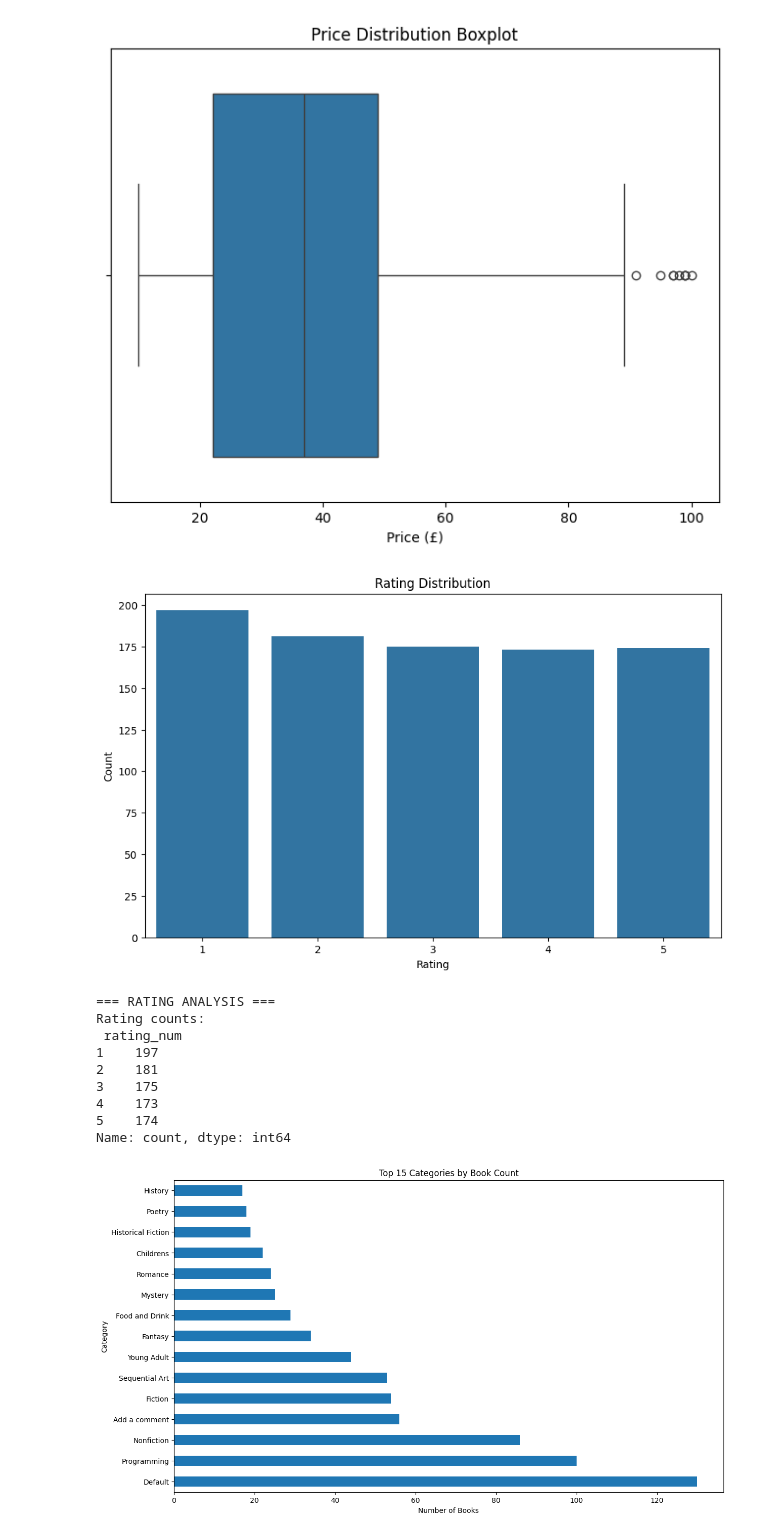
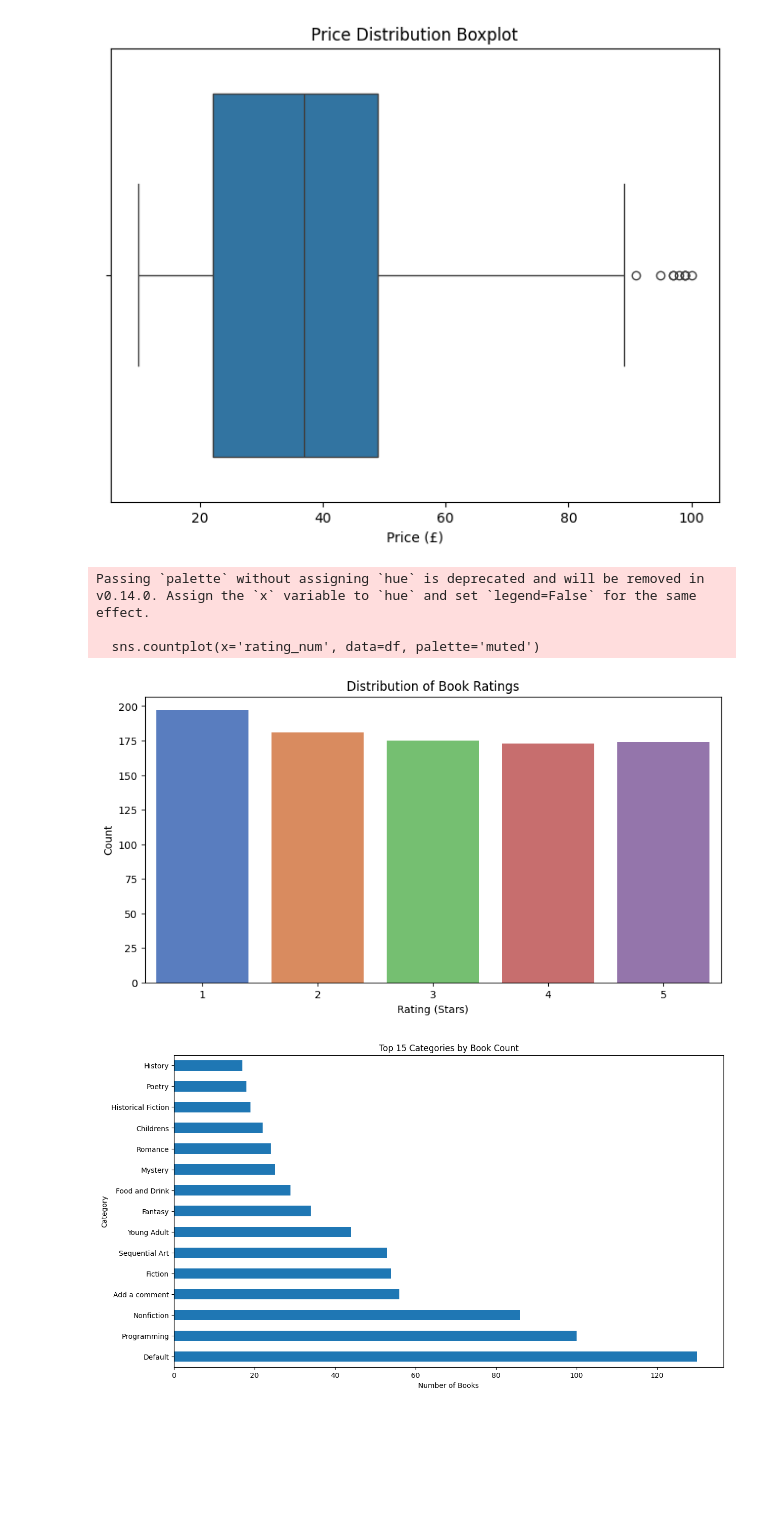
Before and after one commit to MidoHossam14/Data-.S-.Tools-Project, a Jupyter notebook: final_exctract_cleaned_analysis_visualization.ipynb, the cells around one changed output. Saved outputs shown, nothing was run; the diff lists cells and outputs as text; code cells hidden in the pictures; blank space fills up the shorter version.

```diff
--- a/final_exctract_cleaned_analysis_visualization.ipynb
+++ b/final_exctract_cleaned_analysis_visualization.ipynb
@@ -175 +192,7 @@ for book in all_books:
+# %%
+# Replace missing price with 'Free Access'
+df['price'] = df['price'].fillna('Free Access')
+
+# Drop rows with missing rating or category
+df = df.dropna()
 # %%
@@ -196,2 +221,0 @@ dtype: int64
-# %%
-df['category'] = df['category'].apply(lambda x: x if isinstance(x, str) else 'Unknown')
@@ -197,0 +224,11 @@ df['category'] = df['category'].apply(lambda x: x if isinstance(x, str) else 'Un
+# %%
+# Convert ratings to numerical values
+rating_map = {'One': 1, 'Two': 2, 'Three': 3, 'Four': 4, 'Five': 5}
+df['rating_num'] = df['rating'].map(rating_map)
+df['rating_num'] = df['rating_num'].astype(float).astype('Int64')
+
+#Extract numeric value from availability (optional improvement)
+df['availability_num'] = df['availability'].apply(lambda x: 1 if 'In stock' in x else 0)
+
+# Quick check of cleaned data
+df.head()
@@ -199,14 +243,7 @@ df['category'] = df['category'].apply(lambda x: x if isinstance(x, str) else 'Un
 ## Books Data Analysis
 # %%
 # Descriptive Analysis Section
-# =============================================
-
-# Clean and prepare numerical data
-df['price'] = df['price'].str.replace('£', '').str.replace(',', '').astype(float)
-
-# Convert ratings to numerical values
-rating_map = {'One': 1, 'Two': 2, 'Three': 3, 'Four': 4, 'Five': 5}
-df['rating_num'] = df['rating'].map(rating_map)
+# =====================================================================
 # %%
 # 1. Basic Descriptive Statistics
 # =============================================
@@ -267,26 +304,18 @@ plt.show()
 # %% [output]
 [figure]
 # %%
-plt.figure(figsize=(10, 6))
-sns.countplot(x='rating_num', data=df)
-plt.title('Rating Distribution')
-plt.xlabel('Rating')
+# 2. Rating Distribution
+plt.figure(figsize=(10,5))
+sns.countplot(x='rating_num', data=df, palette='muted')
+plt.title('Distribution of Book Ratings')
+plt.xlabel('Rating (Stars)')
 plt.ylabel('Count')
 plt.show()
-
-print("\n=== RATING ANALYSIS ===")
-print("Rating counts:\n", df['rating_num'].value_counts().sort_index())
 # %% [output]
+Passing `palette` without assigning `hue` is deprecated and will be removed in v0.14.0. Assign the `x` variable to `hue` and set `legend=False` for the same effect.
+
+  sns.countplot(x='rating_num', data=df, palette='muted')
-[figure, old version]
+[figure, new version]
-=== RATING ANALYSIS ===
-Rating counts:
- rating_num
-1    197
-2    181
-3    175
-4    173
-5    174
-Name: count, dtype: int64
 # %%
 # 4. Category Analysis
 # =============================================
```
Also changed, not shown: parts of 16 cells of this notebook.
